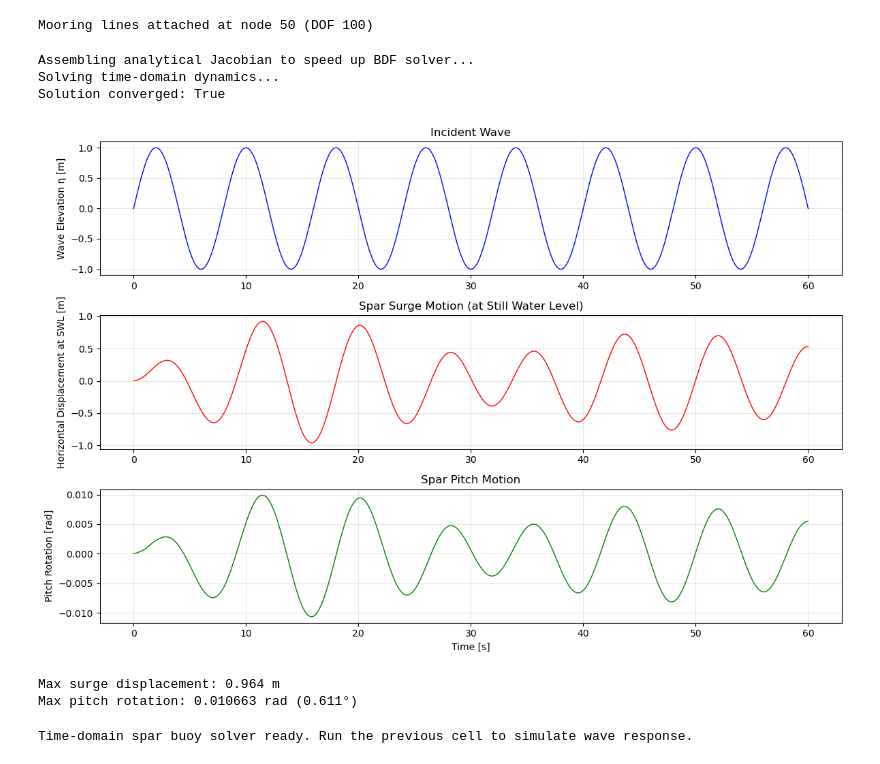
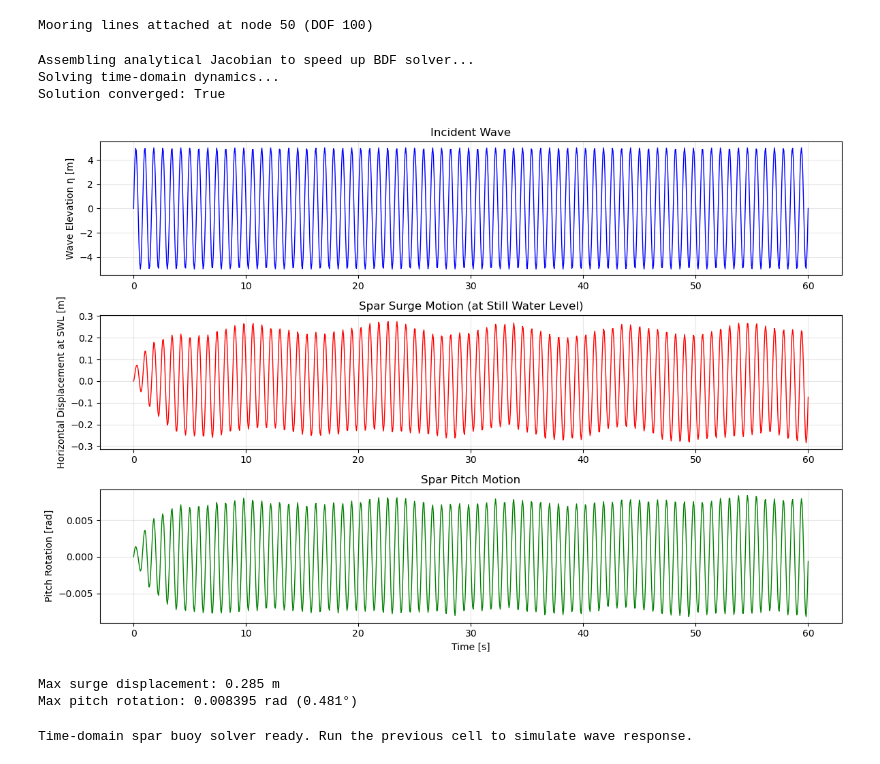
Before and after one commit to Coen10001/numerical-methods-Coen, a Jupyter notebook: CFD Formative assignments/FEM_for_Euler_Bernoulli.ipynb, the cells around one changed output. Cells and saved outputs as stored; diff of their text form; code cells hidden in the pictures.

```diff
--- a/CFD Formative assignments/FEM_for_Euler_Bernoulli.ipynb
+++ b/CFD Formative assignments/FEM_for_Euler_Bernoulli.ipynb
@@ -368,9 +370,9 @@ Mooring lines attached at node 50 (DOF 100)
 # Use the M_global and K_global matrices built from spar buoy properties
 
 # Wave parameters (general sinusoidal for now)
-wave_amplitude = 1.0  # Wave height [m]
+wave_amplitude = 5.0  # Wave height [m]
 wave_period = 8.0     # Wave period [s]
-wave_freq = 2 * np.pi / wave_period  # Angular frequency [rad/s]
+wave_freq = 20 * np.pi / wave_period  # Angular frequency [rad/s]
 
 # Simulation time
 t_final = 60.0  # Simulate 60 seconds
@@ -502,36 +504,36 @@ fig, axes = plt.subplots(3, 1, figsize=(12, 8))
 # Wave elevation
 axes[0].plot(sol.t, wave_amplitude * np.sin(wave_freq * sol.t), 'b-', linewidth=1)
 axes[0].set_ylabel('Wave Elevation η [m]')
 axes[0].set_title('Incident Wave')
 axes[0].grid(True, alpha=0.3)
 
 # Spar horizontal motion at SWL (node 120, translational DOF)
 dof_swL_horiz = 2 * node_swL
 axes[1].plot(sol.t, u_sol[dof_swL_horiz, :], 'r-', linewidth=1)
 axes[1].set_ylabel('Horizontal Displacement at SWL [m]')
 axes[1].set_title('Spar Surge Motion (at Still Water Level)')
 axes[1].grid(True, alpha=0.3)
 
 # Spar pitch (rotation at node 120)
 dof_swL_pitch = 2 * node_swL + 1
 axes[2].plot(sol.t, u_sol[dof_swL_pitch, :], 'g-', linewidth=1)
 axes[2].set_ylabel('Pitch Rotation [rad]')
 axes[2].set_xlabel('Time [s]')
 axes[2].set_title('Spar Pitch Motion')
 axes[2].grid(True, alpha=0.3)
 
 plt.tight_layout()
 plt.show()
 
 print(f"Max surge displacement: {np.max(np.abs(u_sol[dof_swL_horiz, :])):.3f} m")
 print(f"Max pitch rotation: {np.max(np.abs(u_sol[dof_swL_pitch, :])):.6f} rad ({np.degrees(np.max(np.abs(u_sol[dof_swL_pitch, :]))):.3f}°)")
 # %% [output]
 Assembling analytical Jacobian to speed up BDF solver...
 Solving time-domain dynamics...
 Solution converged: True
-[figure, old version]
+[figure, new version]
-Max surge displacement: 0.964 m
-Max pitch rotation: 0.010663 rad (0.611°)
+Max surge displacement: 0.285 m
+Max pitch rotation: 0.008395 rad (0.481°)
 # %%
 # This cell contained old 1D cantilever beam code - no longer needed.
 # The time-domain solver in the previous cell (425973b5) handles the spar buoy dynamics.
```
Also changed, not shown: parts of 1 cell of this notebook.
